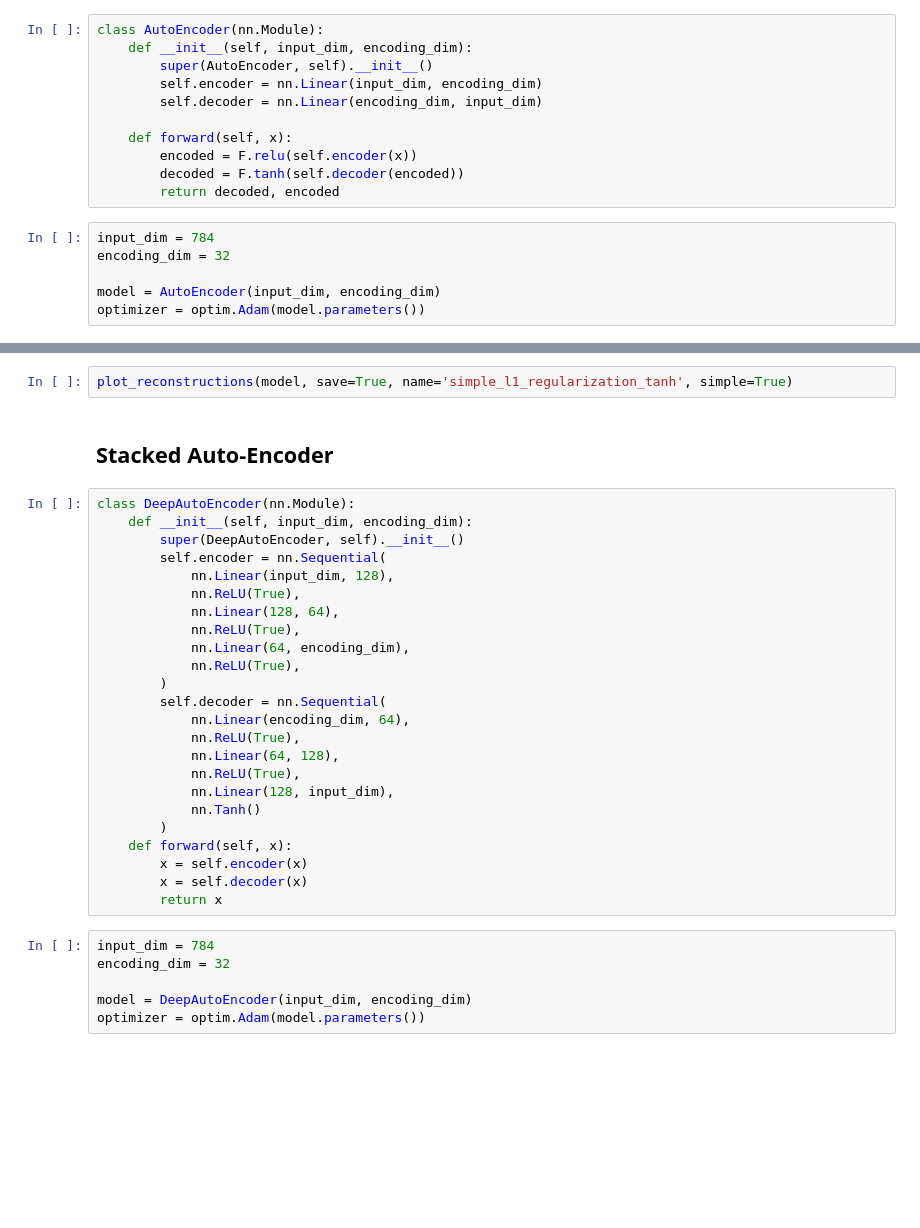
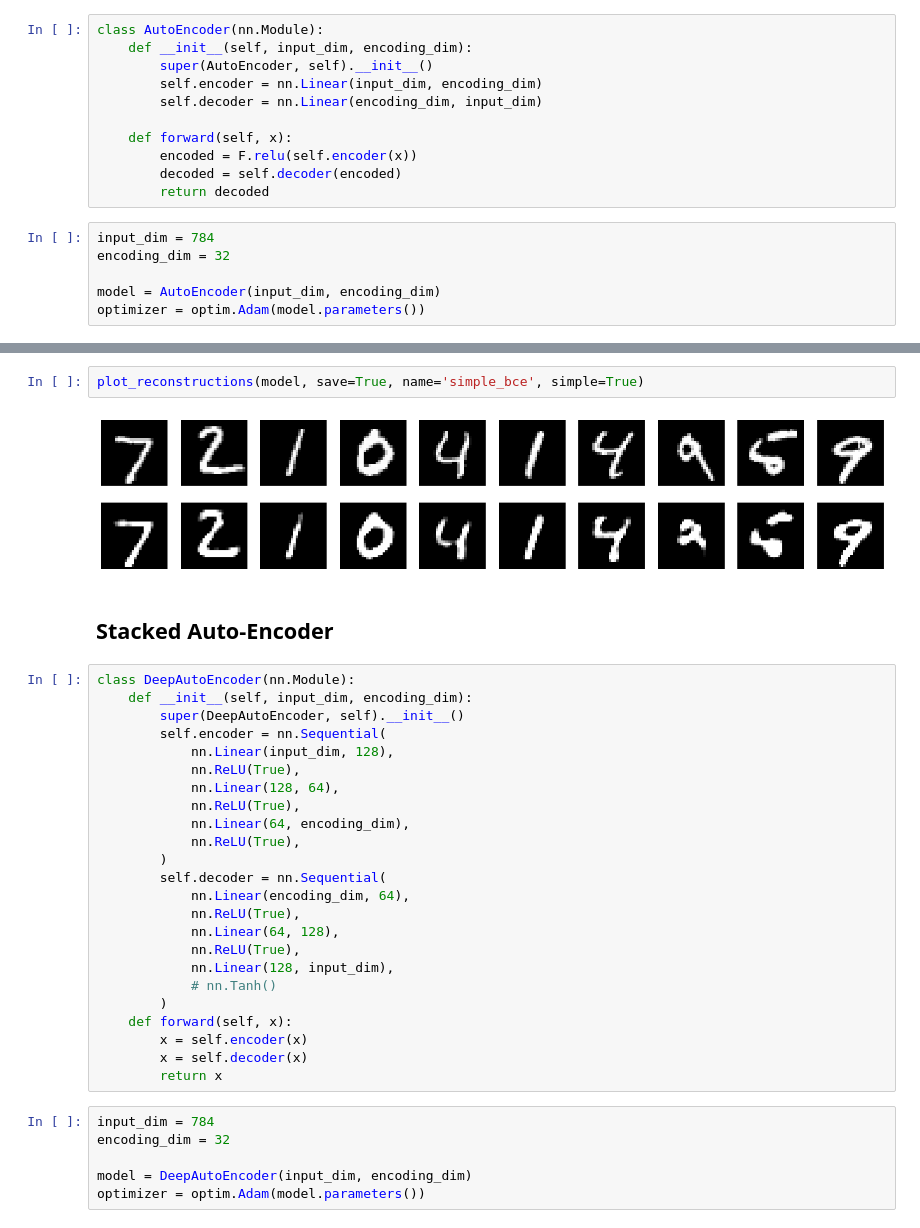
Before and after one commit to LigangZheng/vae-pytorch, a Jupyter notebook: Playground.ipynb, the cells around one changed output, grey strips where cells are left out. Drawn from its saved outputs; the diff is of its cells as text; blank space fills up the shorter version.

```diff
--- a/Playground.ipynb
+++ b/Playground.ipynb
@@ -102,8 +102,8 @@ class AutoEncoder(nn.Module):
 
     def forward(self, x):
         encoded = F.relu(self.encoder(x))
-        decoded = F.tanh(self.decoder(encoded))
-        return decoded, encoded
+        decoded = self.decoder(encoded)
+        return decoded
 # %%
 input_dim = 784
 encoding_dim = 32
@@ -140,5 +159,7 @@ for epoch in range(1,  num_epochs + 1):
 # %%
-plot_reconstructions(model, save=True, name='simple_l1_regularization_tanh', simple=True)
+plot_reconstructions(model, save=True, name='simple_bce', simple=True)
+# %% [output]
+[figure, added]
 # %% [markdown]
 ## Stacked Auto-Encoder
 # %%
@@ -159,7 +180,7 @@ class DeepAutoEncoder(nn.Module):
             nn.Linear(64, 128),
             nn.ReLU(True),
             nn.Linear(128, input_dim),
-            nn.Tanh()
+            # nn.Tanh()
         )
     def forward(self, x):
         x = self.encoder(x)
```
Also changed, not shown: parts of 7 cells of this notebook, 4 other files.
